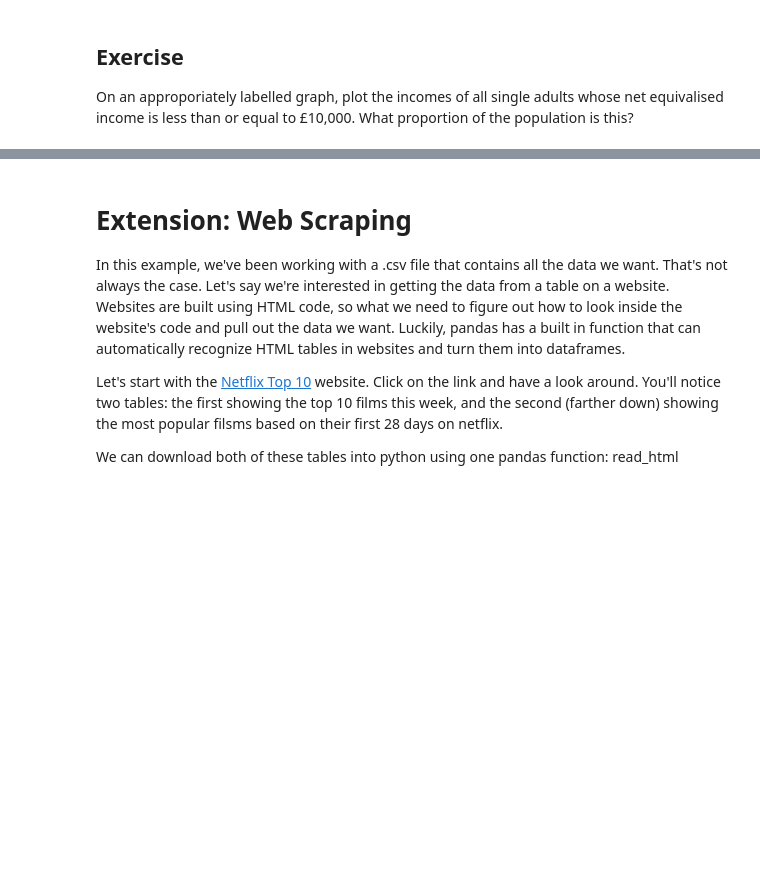
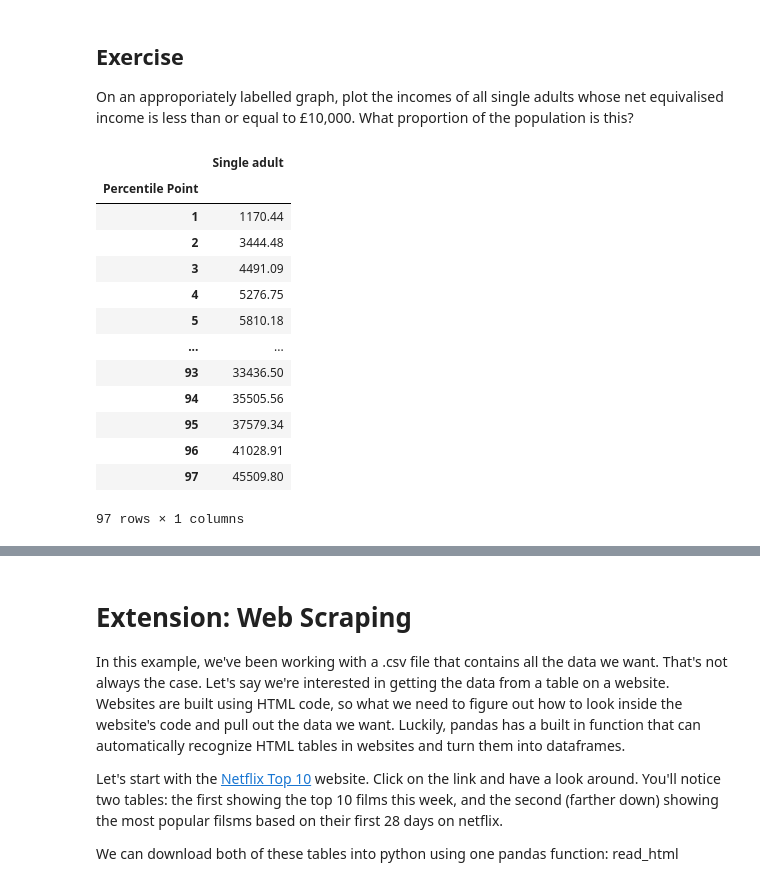
Before and after one commit to verdemarchi/QM2, a Jupyter notebook: notebooks/W02. Pandas.ipynb, the cells around one changed output, grey strips where cells are left out. Cells and saved outputs as stored; diff of their text form; code cells hidden in the pictures; blank space fills up the shorter version.

```diff
--- a/notebooks/W02. Pandas.ipynb
+++ b/notebooks/W02. Pandas.ipynb
@@ -364,3 +434,23 @@ We won't dwell on comparative operative, here we've used ">" to mean "is greater
 # %% [markdown]
 ## Exercise
 On an approporiately labelled graph, plot the incomes of all single adults whose net equivalised income is less than or equal to £10,000. What proportion of the population is this?
+# %%
+clean = income[['Single adult']]
+clean = clean.replace(',', '', regex=True)
+clean = clean.replace('-', 'NaN', regex=True).astype('float')
+clean[clean['Single adult']<=50000]
+# %% [output]
+|  | Single adult |
+| Percentile Point |  |
+| 1 | 1170.44 |
+| 2 | 3444.48 |
+| 3 | 4491.09 |
+| 4 | 5276.75 |
+| 5 | 5810.18 |
+| ... | ... |
+| 93 | 33436.50 |
+| 94 | 35505.56 |
+| 95 | 37579.34 |
+| 96 | 41028.91 |
+| 97 | 45509.80 |
+97 rows × 1 columns
```
Also changed, not shown: parts of 13 cells of this notebook.
